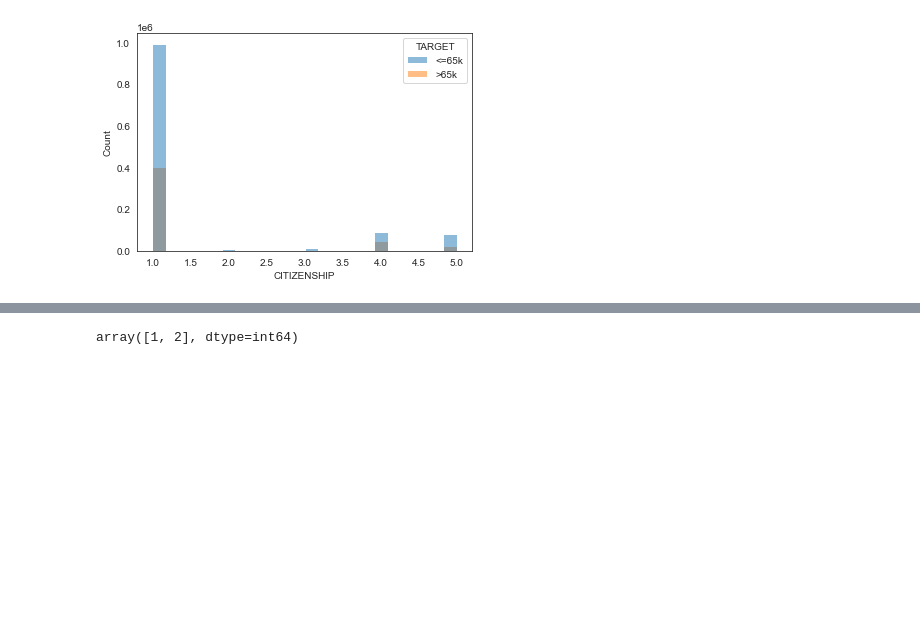
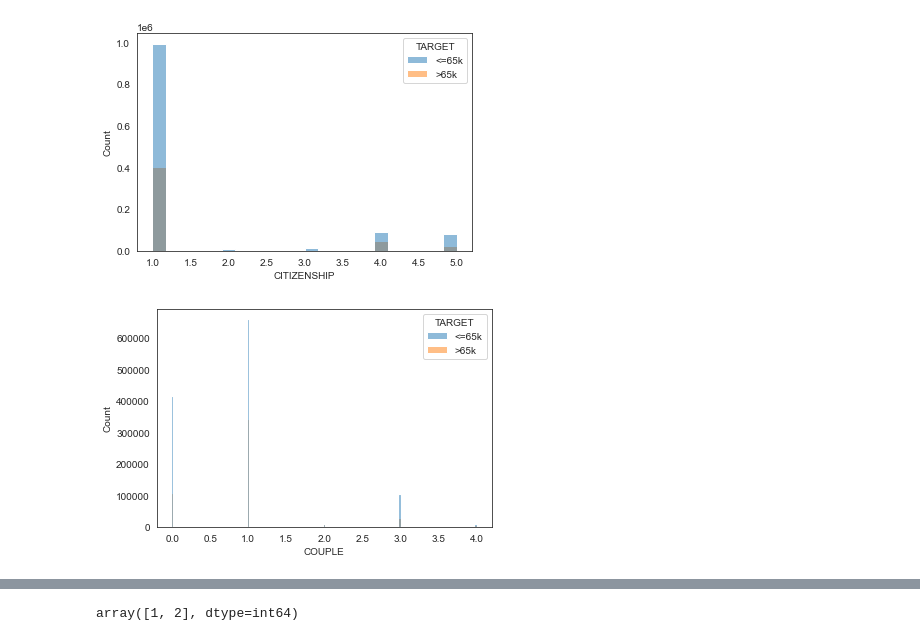
Before and after one commit to cierra4prez/Census_Income_Model, a Jupyter notebook: census_income_2019_EDA_Edward.ipynb, the cells around one changed output, grey strips where cells are left out. Saved outputs shown, nothing was run; the diff lists cells and outputs as text; code cells hidden in the pictures; blank space fills up the shorter version.

```diff
--- a/census_income_2019_EDA_Edward.ipynb
+++ b/census_income_2019_EDA_Edward.ipynb
@@ -313,3 +316,8 @@ sns.histplot(data = df, x="CITIZENSHIP", hue = "TARGET")
 plt.show()
 # %% [output]
 [figure]
+# %%
+sns.histplot(data = df, x="COUPLE", hue = "TARGET")
+plt.show()
+# %% [output]
+[figure, added]
```
Also changed, not shown: parts of 12 cells of this notebook.
